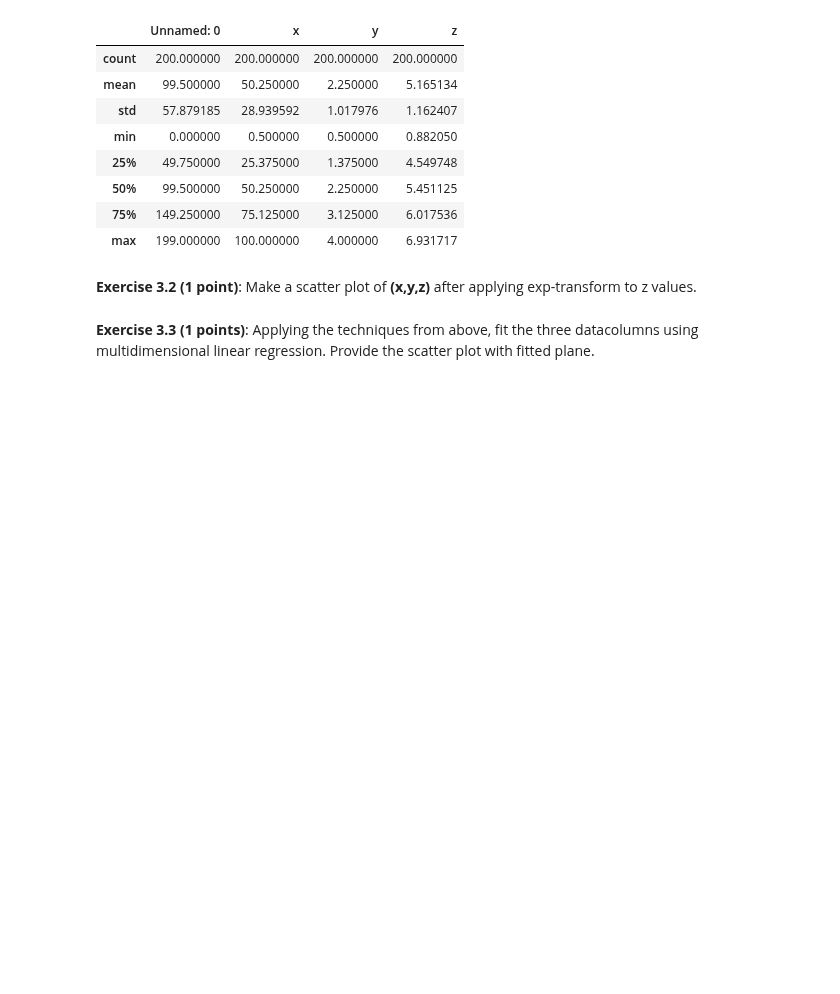
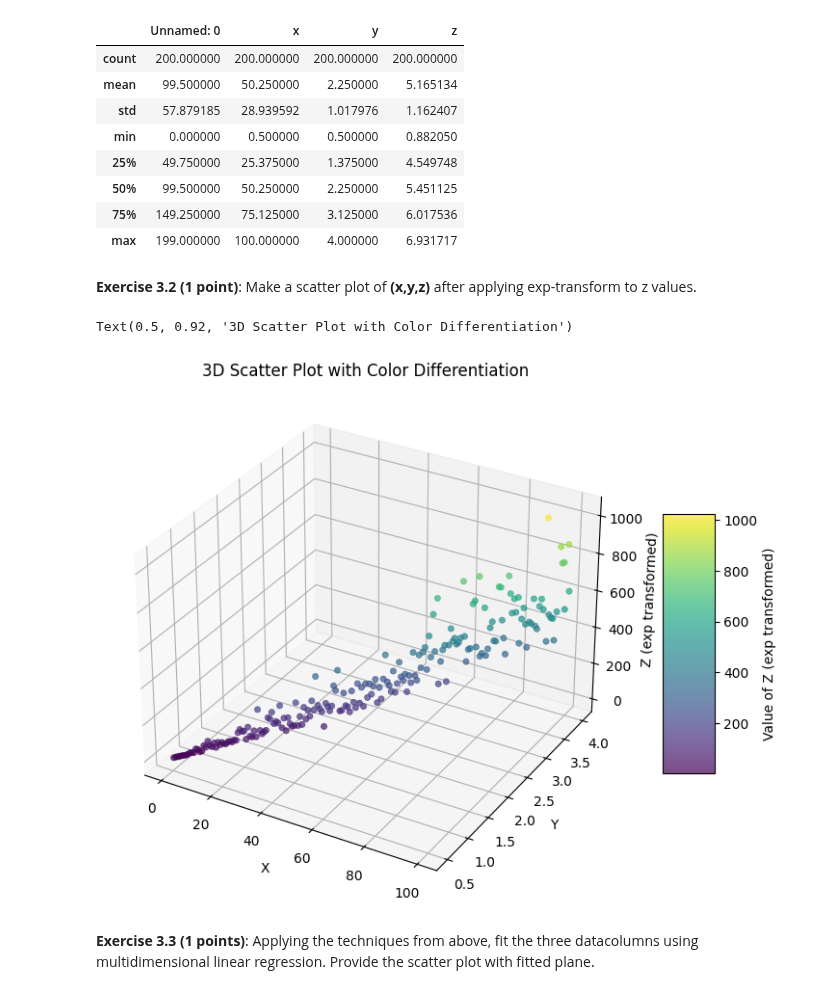
Before and after one commit to troniixx/uzh, a Jupyter notebook: Computational Science/ESC403/Exercise 2/Session_03.ipynb, the cells around one changed output. Saved outputs shown, nothing was run; the diff lists cells and outputs as text; code cells hidden in the pictures; blank space fills up the shorter version.

```diff
--- a/Computational Science/ESC403/Exercise 2/Session_03.ipynb
+++ b/Computational Science/ESC403/Exercise 2/Session_03.ipynb
@@ -306,5 +324,27 @@ df_two.describe()
 | max | 199.000000 | 100.000000 | 4.000000 | 6.931717 |
 # %% [markdown]
 **Exercise 3.2 (1 point)**: Make a scatter plot of __(x,y,z)__ after applying exp-transform to z values.
+# %%
+z_exp = np.exp(df_two["z"])
+
+x = df_two["x"].to_numpy()
+y = df_two["y"].to_numpy()
+z = z_exp.to_numpy()
+
+fig = plt.figure(figsize=(10, 7))
+ax = fig.add_subplot(111, projection='3d')
+
+scatter = ax.scatter(x, y, z, c=z, cmap="viridis", linewidth=0.5, alpha=0.7)
+color_bar = fig.colorbar(scatter, ax=ax, shrink=0.5, aspect=5)
+color_bar.set_label("Value of Z (exp transformed)")
+
+ax.set_xlabel("X")
+ax.set_ylabel("Y")
+ax.set_zlabel("Z (exp transformed)")
+
+plt.title("3D Scatter Plot with Color Differentiation")
+# %% [output]
+Text(0.5, 0.92, '3D Scatter Plot with Color Differentiation')
+[figure, added]
 # %% [markdown]
 **Exercise 3.3 (1 points)**: Applying the techniques from above, fit the three datacolumns using multidimensional linear regression. Provide the scatter plot with fitted plane.
```
Also changed, not shown: parts of 10 cells of this notebook.
